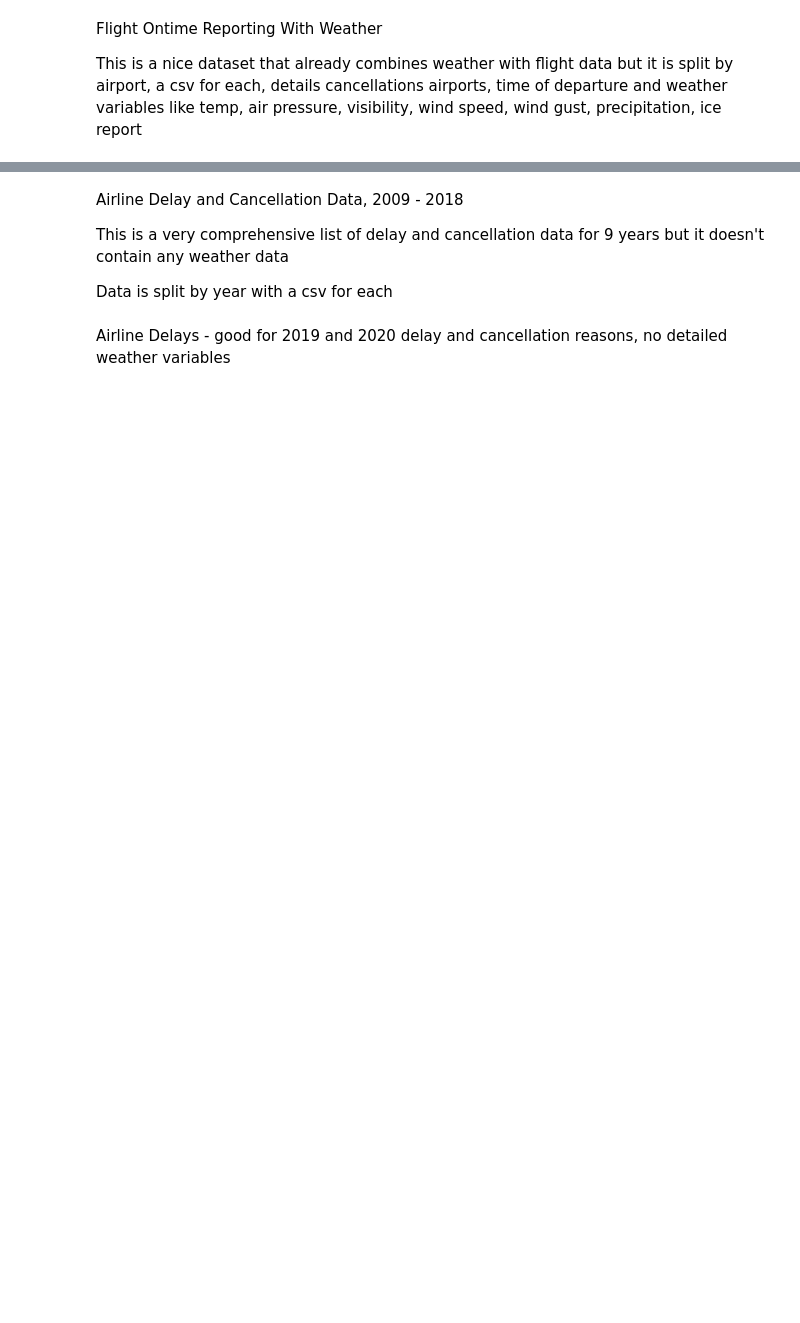
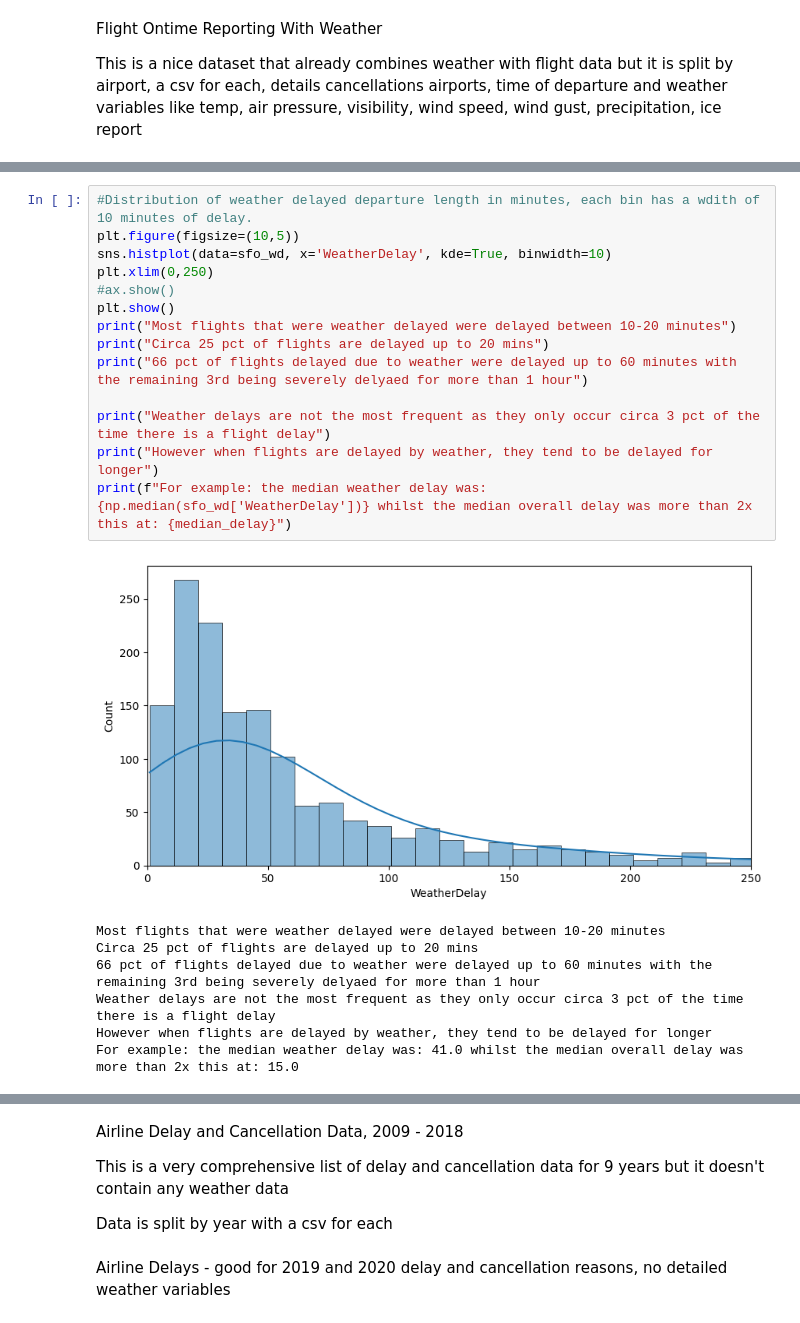
Before and after one commit to diego-mogollon/lateguru, a Jupyter notebook: notebooks/EDA_C.ipynb, the cells around one changed output, grey strips where cells are left out. Cells and saved outputs as stored; diff of their text form; blank space fills up the shorter version.

```diff
--- a/notebooks/EDA_C.ipynb
+++ b/notebooks/EDA_C.ipynb
@@ -98,0 +290,22 @@ This is a nice dataset that already combines weather with flight data but it is
+# %%
+#Distribution of weather delayed departure length in minutes, each bin has a wdith of 10 minutes of delay.
+plt.figure(figsize=(10,5))
+sns.histplot(data=sfo_wd, x='WeatherDelay', kde=True, binwidth=10)
+plt.xlim(0,250)
+#ax.show()
+plt.show()
+print("Most flights that were weather delayed were delayed between 10-20 minutes")
+print("Circa 25 pct of flights are delayed up to 20 mins")
+print("66 pct of flights delayed due to weather were delayed up to 60 minutes with the remaining 3rd being severely delyaed for more than 1 hour")
+
+print("Weather delays are not the most frequent as they only occur circa 3 pct of the time there is a flight delay")
+print("However when flights are delayed by weather, they tend to be delayed for longer")
+print(f"For example: the median weather delay was: {np.median(sfo_wd['WeatherDelay'])} whilst the median overall delay was more than 2x this at: {median_delay}")
+# %% [output]
+[figure, added]
+Most flights that were weather delayed were delayed between 10-20 minutes
+Circa 25 pct of flights are delayed up to 20 mins
+66 pct of flights delayed due to weather were delayed up to 60 minutes with the remaining 3rd being severely delyaed for more than 1 hour
+Weather delays are not the most frequent as they only occur circa 3 pct of the time there is a flight delay
+However when flights are delayed by weather, they tend to be delayed for longer
+For example: the median weather delay was: 41.0 whilst the median overall delay was more than 2x this at: 15.0
```
Also changed, not shown: parts of 30 cells of this notebook.
